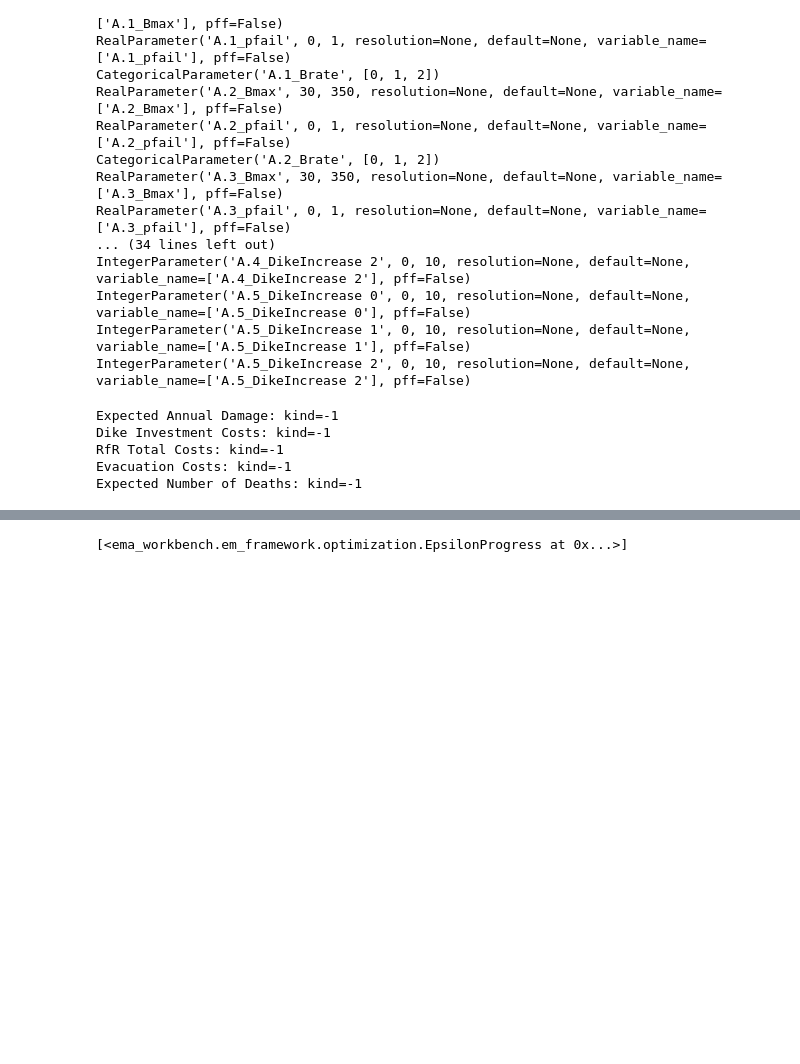
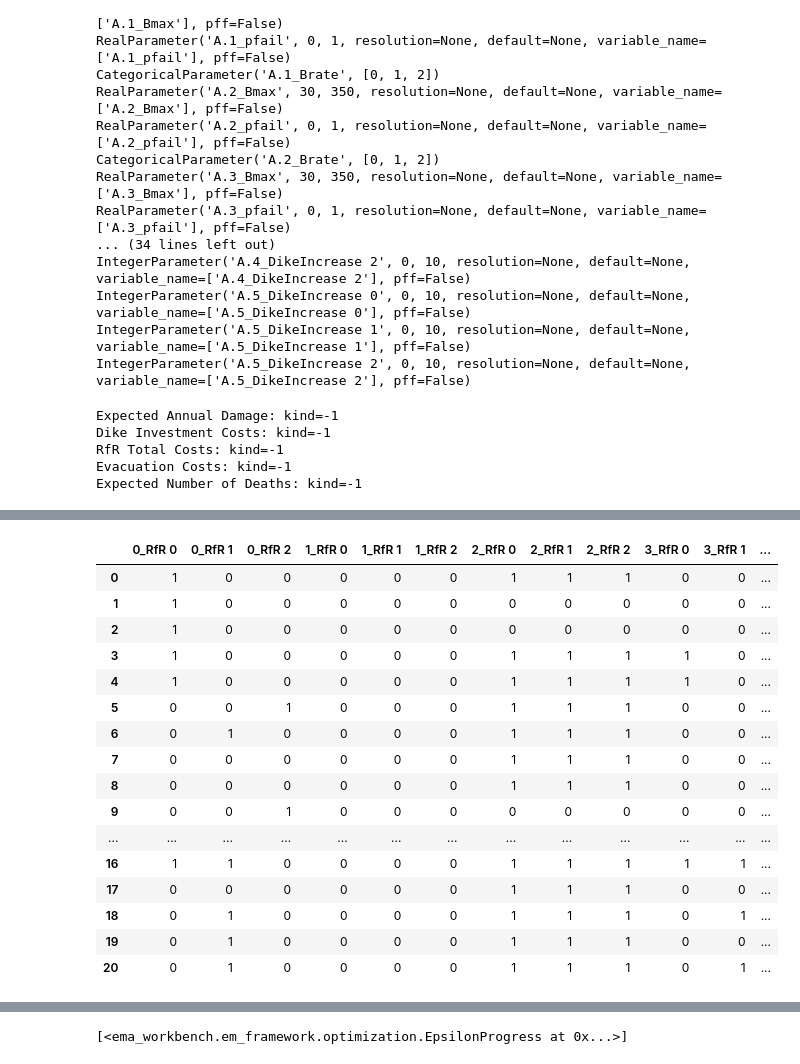
Before and after one commit to tissueters/MDM_project, a Jupyter notebook: final assignment/3.2 Optimisation.ipynb, the cells around one changed output, grey strips where cells are left out. Drawn from its saved outputs; the diff is of its cells as text; code cells hidden in the pictures; blank space fills up the shorter version.

```diff
--- a/final assignment/3.2 Optimisation.ipynb
+++ b/final assignment/3.2 Optimisation.ipynb
@@ -135,3 +137,23 @@ plt.show()
+# %%
+results1
+# %% [output]
+|  | 0_RfR 0 | 0_RfR 1 | 0_RfR 2 | 1_RfR 0 | 1_RfR 1 | 1_RfR 2 | 2_RfR 0 | 2_RfR 1 | 2_RfR 2 | 3_RfR 0 | 3_RfR 1 | ... |
+| 0 | 1 | 0 | 0 | 0 | 0 | 0 | 1 | 1 | 1 | 0 | 0 | ... |
+| 1 | 1 | 0 | 0 | 0 | 0 | 0 | 0 | 0 | 0 | 0 | 0 | ... |
+| 2 | 1 | 0 | 0 | 0 | 0 | 0 | 0 | 0 | 0 | 0 | 0 | ... |
+| 3 | 1 | 0 | 0 | 0 | 0 | 0 | 1 | 1 | 1 | 1 | 0 | ... |
+| 4 | 1 | 0 | 0 | 0 | 0 | 0 | 1 | 1 | 1 | 1 | 0 | ... |
+| 5 | 0 | 0 | 1 | 0 | 0 | 0 | 1 | 1 | 1 | 0 | 0 | ... |
+| 6 | 0 | 1 | 0 | 0 | 0 | 0 | 1 | 1 | 1 | 0 | 0 | ... |
+| 7 | 0 | 0 | 0 | 0 | 0 | 0 | 1 | 1 | 1 | 0 | 0 | ... |
+| 8 | 0 | 0 | 0 | 0 | 0 | 0 | 1 | 1 | 1 | 0 | 0 | ... |
+| 9 | 0 | 0 | 1 | 0 | 0 | 0 | 0 | 0 | 0 | 0 | 0 | ... |
+| ... | ... | ... | ... | ... | ... | ... | ... | ... | ... | ... | ... | ... |
+| 16 | 1 | 1 | 0 | 0 | 0 | 0 | 1 | 1 | 1 | 1 | 1 | ... |
+| 17 | 0 | 0 | 0 | 0 | 0 | 0 | 1 | 1 | 1 | 0 | 0 | ... |
+| 18 | 0 | 1 | 0 | 0 | 0 | 0 | 1 | 1 | 1 | 0 | 1 | ... |
+| 19 | 0 | 1 | 0 | 0 | 0 | 0 | 1 | 1 | 1 | 0 | 0 | ... |
+| 20 | 0 | 1 | 0 | 0 | 0 | 0 | 1 | 1 | 1 | 0 | 1 | ... |
 # %%
 # Get the lever names from your model
 lever_names = [lever.name for lever in dike_model.levers]
```
Also changed, not shown: parts of 5 cells of this notebook.
